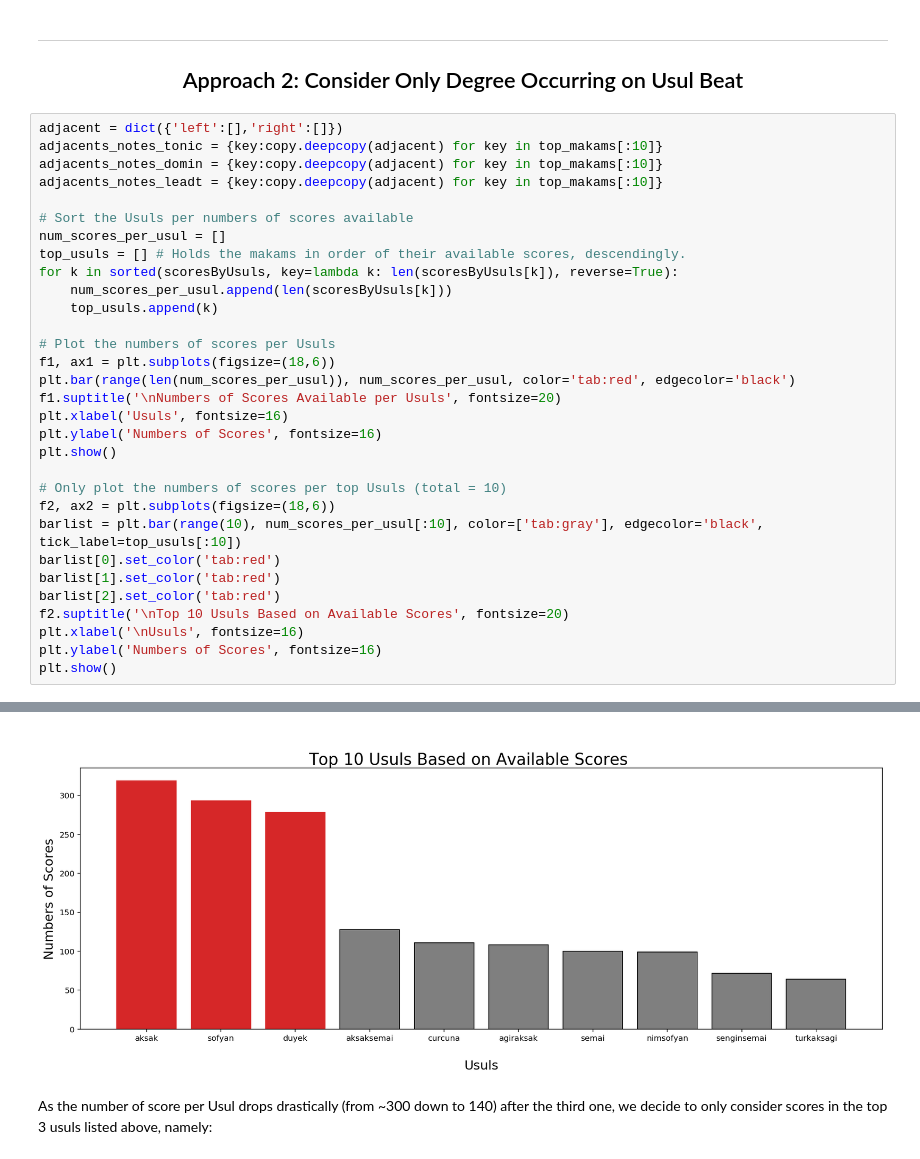
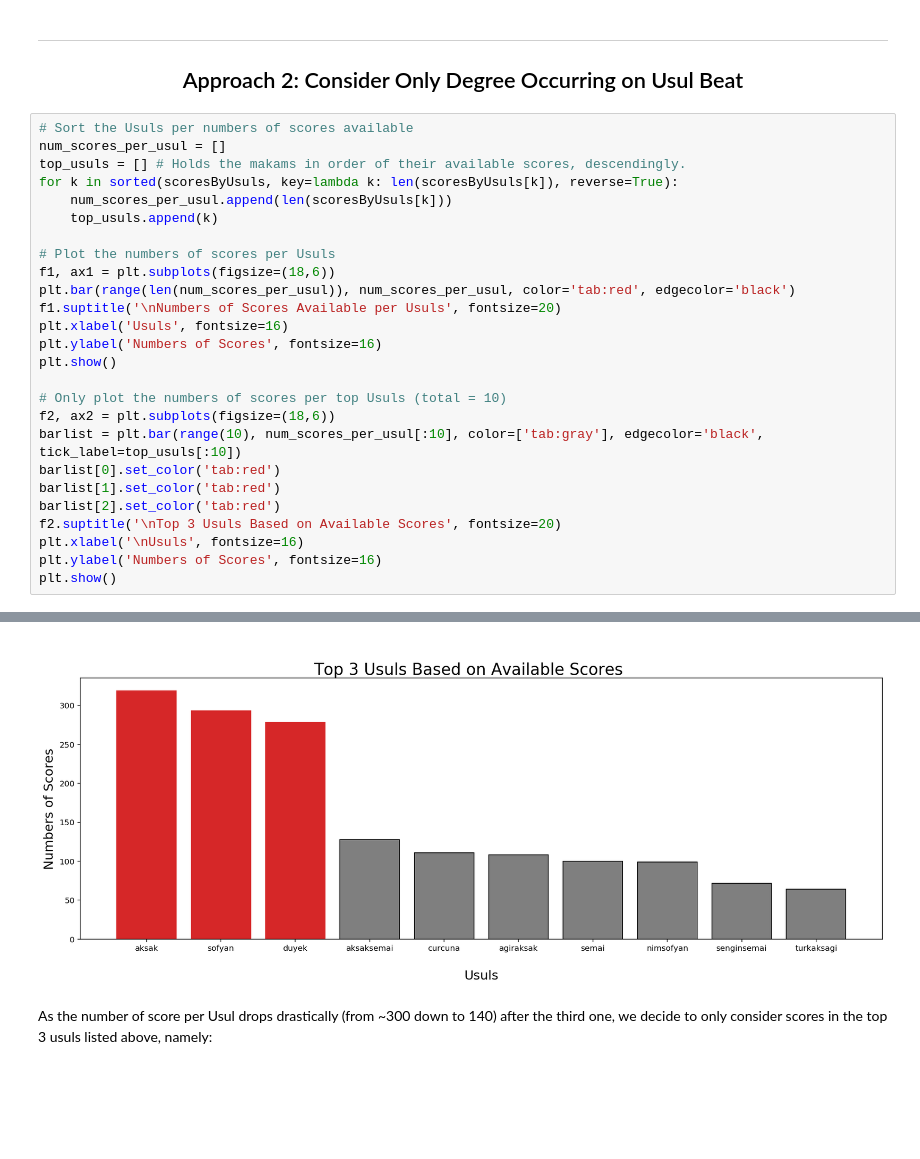
Before and after one commit to darius522/AMPL-makam-project, a Jupyter notebook: experiment_notebook.ipynb, the cells around one changed output, grey strips where cells are left out. Cells and saved outputs as stored; diff of their text form; blank space fills up the shorter version.

```diff
--- a/experiment_notebook.ipynb
+++ b/experiment_notebook.ipynb
@@ -236,39 +236,34 @@ plotAdjacentNotesPerMakam(adjacent_notes,titles)
 ***
 <h2><center>Approach 2: Consider Only Degree Occurring on Usul Beat</center></h2>
 # %%
-adjacent = dict({'left':[],'right':[]})
-adjacents_notes_tonic = {key:copy.deepcopy(adjacent) for key in top_makams[:10]}
-adjacents_notes_domin = {key:copy.deepcopy(adjacent) for key in top_makams[:10]}
-adjacents_notes_leadt = {key:copy.deepcopy(adjacent) for key in top_makams[:10]}
-
 # Sort the Usuls per numbers of scores available
 num_scores_per_usul = []
 top_usuls = [] # Holds the makams in order of their available scores, descendingly.
 for k in sorted(scoresByUsuls, key=lambda k: len(scoresByUsuls[k]), reverse=True):
     num_scores_per_usul.append(len(scoresByUsuls[k]))
     top_usuls.append(k)
 
 # Plot the numbers of scores per Usuls
 f1, ax1 = plt.subplots(figsize=(18,6))
 plt.bar(range(len(num_scores_per_usul)), num_scores_per_usul, color='tab:red', edgecolor='black')
 f1.suptitle('\nNumbers of Scores Available per Usuls', fontsize=20)
 plt.xlabel('Usuls', fontsize=16)
 plt.ylabel('Numbers of Scores', fontsize=16)
 plt.show()
 
 # Only plot the numbers of scores per top Usuls (total = 10)
 f2, ax2 = plt.subplots(figsize=(18,6))
 barlist = plt.bar(range(10), num_scores_per_usul[:10], color=['tab:gray'], edgecolor='black', tick_label=top_usuls[:10])
 barlist[0].set_color('tab:red')
 barlist[1].set_color('tab:red')
 barlist[2].set_color('tab:red')
-f2.suptitle('\nTop 10 Usuls Based on Available Scores', fontsize=20)
+f2.suptitle('\nTop 3 Usuls Based on Available Scores', fontsize=20)
 plt.xlabel('\nUsuls', fontsize=16)
 plt.ylabel('Numbers of Scores', fontsize=16)
 plt.show()
 # %% [output]
 [figure]
-[figure, old version]
+[figure, new version]
 # %% [markdown]
 As the number of score per Usul drops drastically (from ~300 down to 140) after the third one, we decide to only consider scores in the top 3 usuls listed above, namely:
 # %%
```
Also changed, not shown: parts of 7 cells of this notebook.
